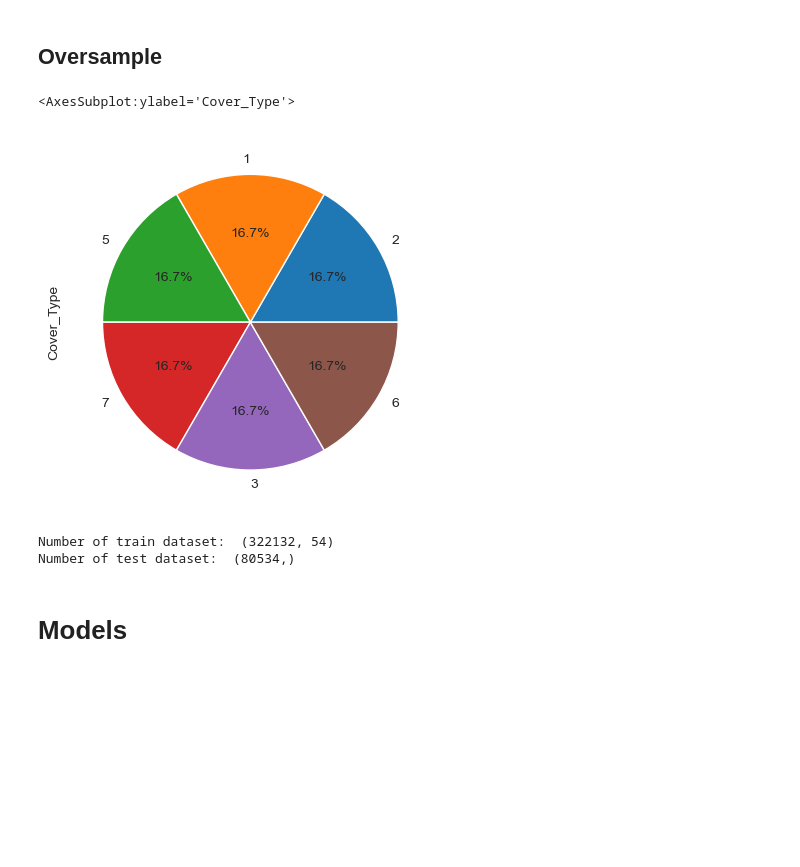
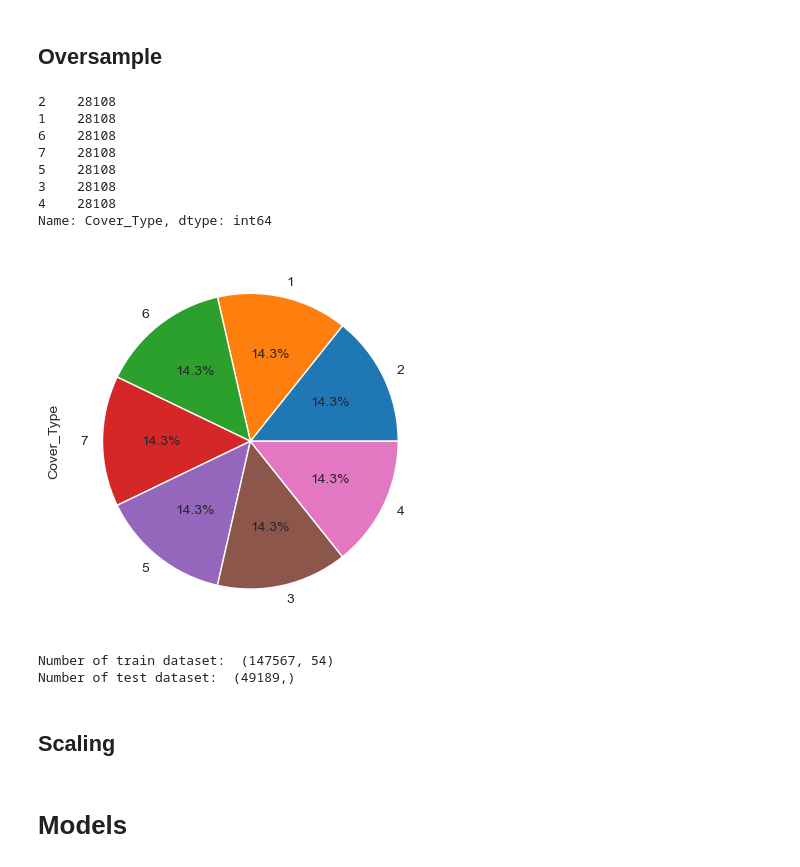
Before and after one commit to hsuliz/university, a Jupyter notebook: year-2023/data-science/forest-anal/anal.ipynb, the cells around one changed output. Cells and saved outputs as stored; diff of their text form; code cells hidden in the pictures; blank space fills up the shorter version.

```diff
--- a/year-2023/data-science/forest-anal/anal.ipynb
+++ b/year-2023/data-science/forest-anal/anal.ipynb
@@ -73,4 +71,4 @@ df["Cover_Type"].value_counts().plot.pie(autopct='%1.1f%%')
 # %% [markdown]
 ## Split bc data is massive
 # %%
-df = np.array_split(df, 5)[1]
+df = df.sample(frac=0.1)
@@ -94,17 +78,28 @@ y = df["Cover_Type"]
 # %% [markdown]
 ## Oversample
 # %%
-# takes about 10 sec on my machine
-sm = SMOTE()
+from imblearn.over_sampling import SMOTE
+
+sm = SMOTE(random_state=42)
 X, y = sm.fit_resample(X, y)
 y.value_counts().plot.pie(autopct='%1.1f%%')
+y.value_counts()
 # %% [output]
-<AxesSubplot:ylabel='Cover_Type'>
+2    28108
+1    28108
+6    28108
+7    28108
+5    28108
+3    28108
+4    28108
+Name: Cover_Type, dtype: int64
-[figure, old version]
+[figure, new version]
 # %%
-X_train, X_test, y_train, y_test = train_test_split(X, y, test_size=0.2)
+X_train, X_test, y_train, y_test = train_test_split(X, y)
 print("Number of train dataset: ", X_train.shape)
 print("Number of test dataset: ", y_test.shape)
 # %% [output]
-Number of train dataset:  (322132, 54)
-Number of test dataset:  (80534,)
+Number of train dataset:  (147567, 54)
+Number of test dataset:  (49189,)
+# %% [markdown]
+## Scaling
```
Also changed, not shown: parts of 7 cells of this notebook.
